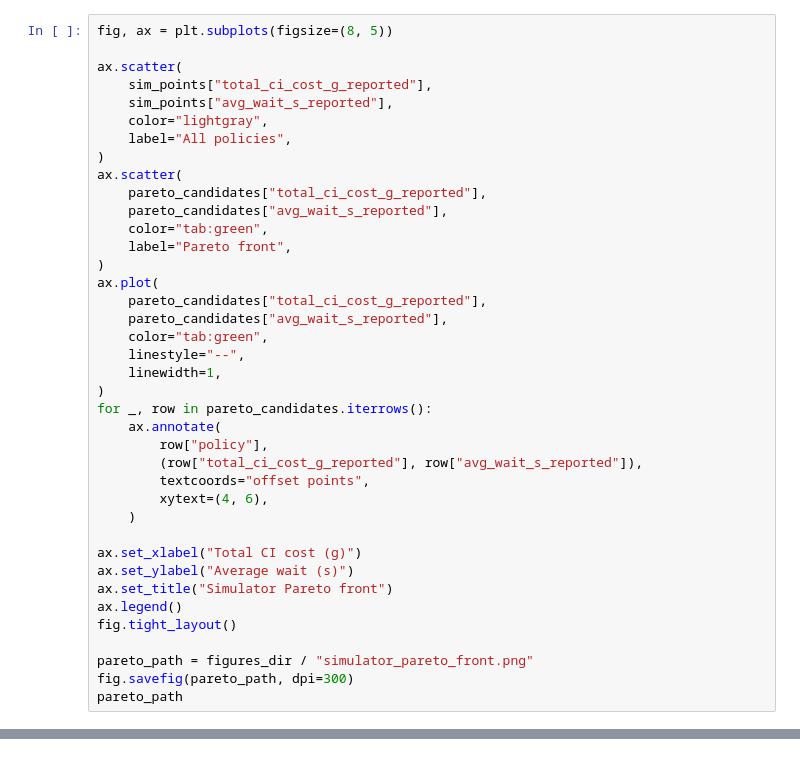
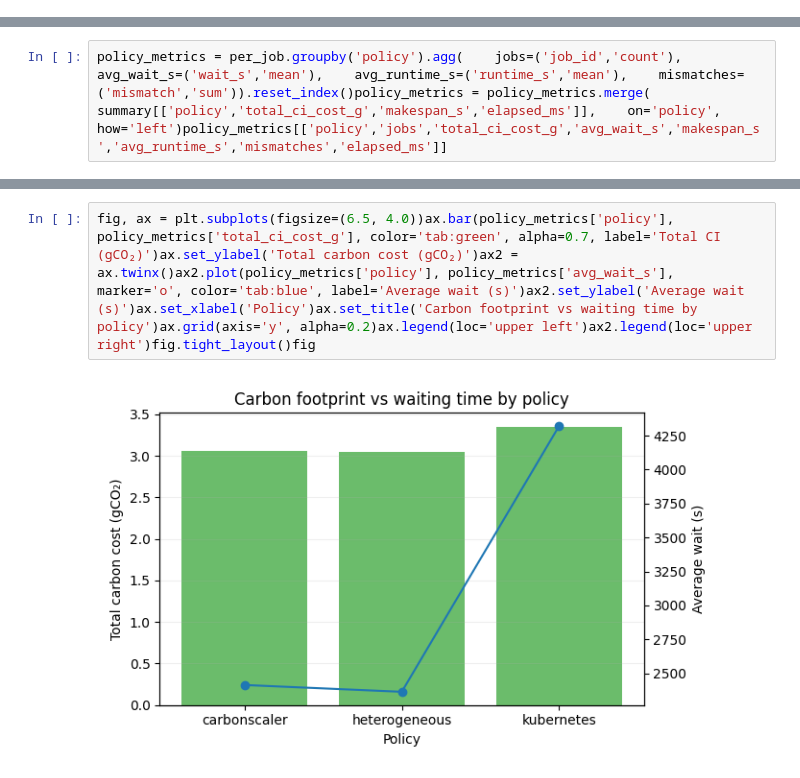
Before and after one commit to Large-scale-Sustainable-Computing-LSC/EcoKube, a Jupyter notebook: analysis/jupyter/final_analysis.executed.ipynb, the cells around one changed output, grey strips where cells are left out. Drawn from its saved outputs; the diff is of its cells as text.

```diff
--- a/analysis/jupyter/final_analysis.executed.ipynb
+++ b/analysis/jupyter/final_analysis.executed.ipynb
@@ -376,39 +0,0 @@ pareto_candidates
-# %%
-fig, ax = plt.subplots(figsize=(8, 5))
-
-ax.scatter(
-    sim_points["total_ci_cost_g_reported"],
-    sim_points["avg_wait_s_reported"],
-    color="lightgray",
-    label="All policies",
-)
-ax.scatter(
-    pareto_candidates["total_ci_cost_g_reported"],
-    pareto_candidates["avg_wait_s_reported"],
-    color="tab:green",
-    label="Pareto front",
-)
-ax.plot(
-    pareto_candidates["total_ci_cost_g_reported"],
-    pareto_candidates["avg_wait_s_reported"],
-    color="tab:green",
-    linestyle="--",
-    linewidth=1,
-)
-for _, row in pareto_candidates.iterrows():
-    ax.annotate(
-        row["policy"],
-        (row["total_ci_cost_g_reported"], row["avg_wait_s_reported"]),
-        textcoords="offset points",
-        xytext=(4, 6),
-    )
-
-ax.set_xlabel("Total CI cost (g)")
-ax.set_ylabel("Average wait (s)")
-ax.set_title("Simulator Pareto front")
-ax.legend()
-fig.tight_layout()
-
-pareto_path = figures_dir / "simulator_pareto_front.png"
-fig.savefig(pareto_path, dpi=300)
-pareto_path
@@ -432,0 +16,2 @@ when collecting new baselines.
+# %%
+policy_metrics = per_job.groupby('policy').agg(    jobs=('job_id','count'),    avg_wait_s=('wait_s','mean'),    avg_runtime_s=('runtime_s','mean'),    mismatches=('mismatch','sum')).reset_index()policy_metrics = policy_metrics.merge(    summary[['policy','total_ci_cost_g','makespan_s','elapsed_ms']],    on='policy', how='left')policy_metrics[['policy','jobs','total_ci_cost_g','avg_wait_s','makespan_s','avg_runtime_s','mismatches','elapsed_ms']]
@@ -432,0 +31,4 @@ when collecting new baselines.
+# %%
+fig, ax = plt.subplots(figsize=(6.5, 4.0))ax.bar(policy_metrics['policy'], policy_metrics['total_ci_cost_g'], color='tab:green', alpha=0.7, label='Total CI (gCO₂)')ax.set_ylabel('Total carbon cost (gCO₂)')ax2 = ax.twinx()ax2.plot(policy_metrics['policy'], policy_metrics['avg_wait_s'], marker='o', color='tab:blue', label='Average wait (s)')ax2.set_ylabel('Average wait (s)')ax.set_xlabel('Policy')ax.set_title('Carbon footprint vs waiting time by policy')ax.grid(axis='y', alpha=0.2)ax.legend(loc='upper left')ax2.legend(loc='upper right')fig.tight_layout()fig
+# %% [output]
+[figure, added]
```
Also changed, not shown: parts of 29 cells of this notebook, 10 other files.
